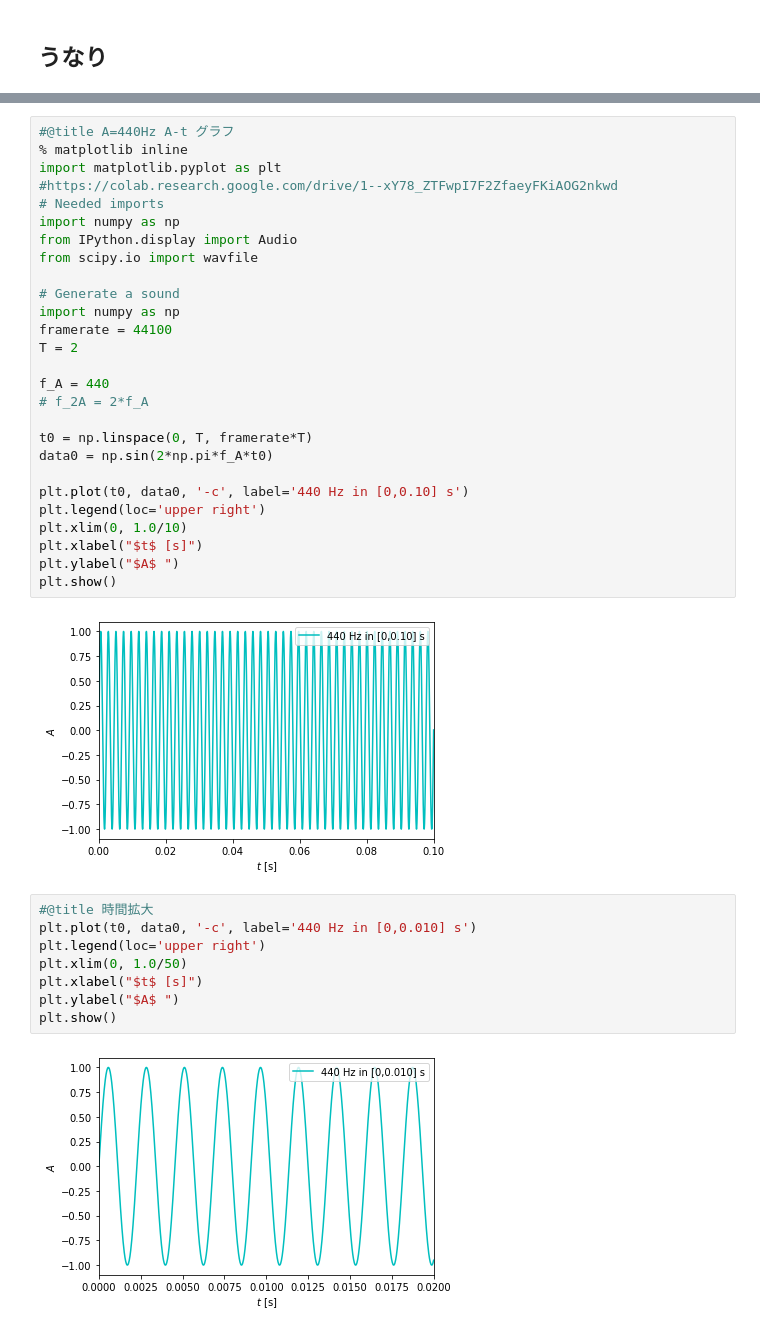
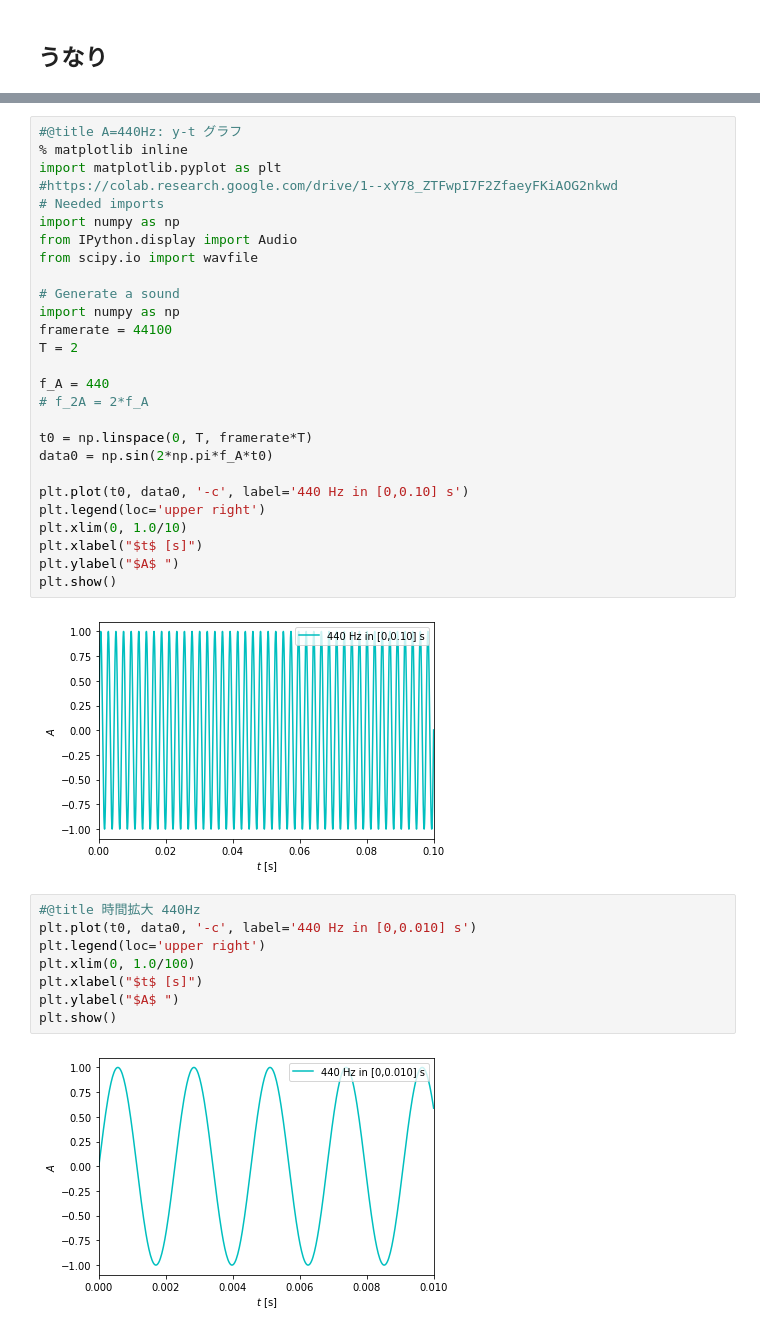
Before and after one commit to miokobayashii/AppliedPhysics1, a Jupyter notebook: 2ndTERM/2460_うなり_応用物理1.ipynb, the cells around one changed output, grey strips where cells are left out. Saved outputs shown, nothing was run; the diff lists cells and outputs as text.

```diff
--- a/2ndTERM/2460_うなり_応用物理1.ipynb
+++ b/2ndTERM/2460_うなり_応用物理1.ipynb
@@ -11,7 +11,7 @@
 # %% [output]
 [interactive output not drawn]
 # %%
-#@title A=440Hz A-t グラフ
+#@title A=440Hz: y-t グラフ
 % matplotlib inline
 import matplotlib.pyplot as plt
 #https://colab.research.google.com/drive/1--xY78_ZTFwpI7F2ZfaeyFKiAOG2nkwd
@@ -40,12 +40,12 @@ plt.show()
 # %% [output]
 [figure]
 # %%
-#@title 時間拡大
+#@title 時間拡大 440Hz
 plt.plot(t0, data0, '-c', label='440 Hz in [0,0.010] s')
 plt.legend(loc='upper right')
-plt.xlim(0, 1.0/50)
+plt.xlim(0, 1.0/100)
 plt.xlabel("$t$ [s]")
 plt.ylabel("$A$ ")
 plt.show()
 # %% [output]
-[figure, old version]
+[figure, new version]
```
Also changed, not shown: parts of 3 cells of this notebook.
